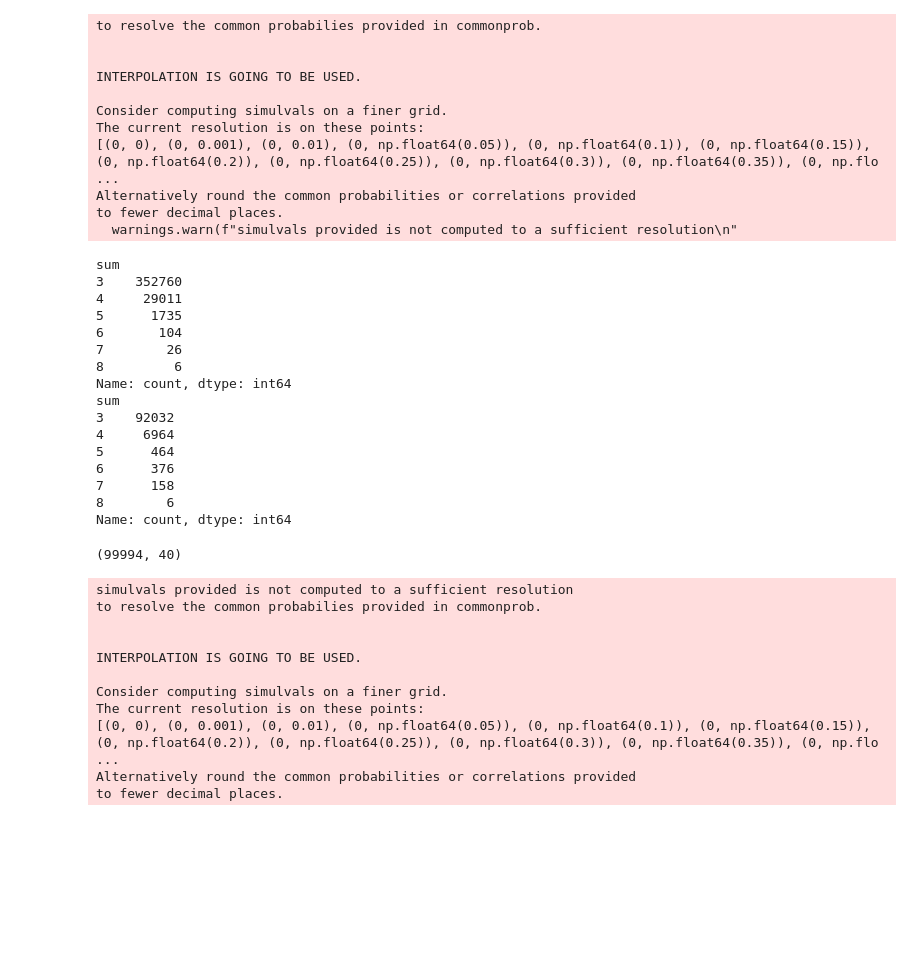
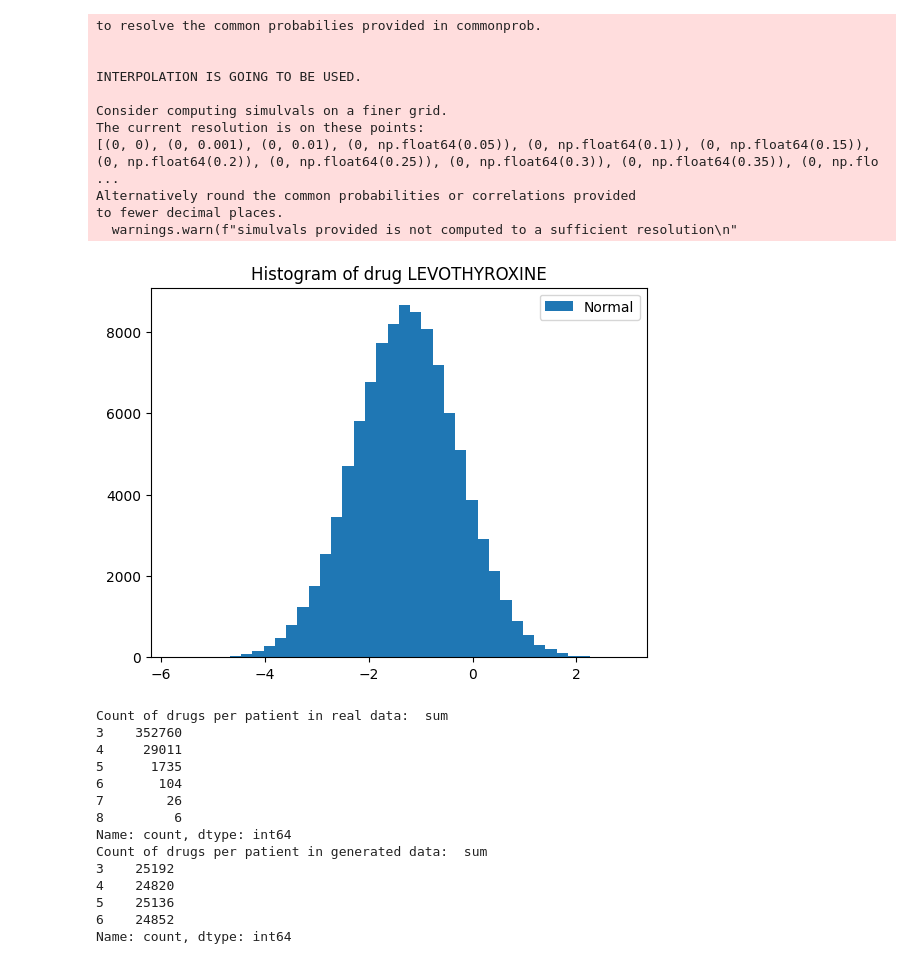
Before and after one commit to carishkaa/diplomka, a Jupyter notebook: src/data_generator/check_sampling.ipynb, the cells around one changed output. Saved outputs shown, nothing was run; the diff lists cells and outputs as text; code cells hidden in the pictures; blank space fills up the shorter version.

Commit message:
Data generator: Add min max drugs per sample

```diff
--- a/src/data_generator/check_sampling.ipynb
+++ b/src/data_generator/check_sampling.ipynb
@@ -27,8 +27,6 @@ data.head()
 data.shape
 
 feature_probs = np.mean(data, axis=0)
-feature_probs = np.loadtxt('feat_probs_steep.csv', delimiter=',')
-
 
 correlation_matrix = np.corrcoef(data, rowvar=False) # correlation, same as (np.cov(X,Y)[0,1]/(np.std(X,ddof=1)*np.std(Y,ddof=1)))
 correlation_matrix = np.ceil(correlation_matrix * 1e12) / 1e12
@@ -36,11 +34,10 @@ correlation_matrix = np.ceil(correlation_matrix * 1e12) / 1e12
 # np.savetxt('feat_probs.csv', feature_probs, delimiter=',')
 # np.savetxt('correlation_matrix.csv', correlation_matrix, delimiter=',')
 # %%
-from main import generate_multivariate_binary, filter_rows
+from main import generate_multivariate_binary
 
 nsamples = 100000
-sample, mu, sigma, sample_norm = generate_multivariate_binary(40, nsamples, feature_probs, correlation_matrix)
-# sample = filter_rows(sample, mu, sigma, nsamples)
+sample, metadata = generate_multivariate_binary(40, nsamples, feature_probs, correlation_matrix, (3, 6))
 # %% [output]
 to resolve the common probabilies provided in commonprob.
 
@@ -53,25 +50,31 @@ The current resolution is on these points:
 Alternatively round the common probabilities or correlations provided
 to fewer decimal places.
   warnings.warn(f"simulvals provided is not computed to a sufficient resolution\n"
+# %%
+# Plot the histogram of a drug
+import matplotlib.pyplot as plt
+drug_idx = 2 # any number from 0 to 40
+plt.hist(metadata['sample_norm'][:,drug_idx], bins=40)
+# plt.hist(sample[:,drug_idx], bins=2, alpha=0.5)
+plt.title(f'Histogram of drug {drug_names_unique[drug_idx]}')
+plt.legend(['Normal', 'Binary'])
+plt.show()
+# %% [output]
+[figure, added]
 # %%
 # group by sum
 sample = sample.astype(int)
 sampledf = pd.DataFrame(data, columns=drug_names_unique)
 sampledf['sum'] = sampledf.sum(axis=1)
 sums = sampledf['sum'].value_counts().sort_index()
-totalsum = sums.sum()
-print(sums)
-# print(sums / totalsum)
+print('Count of drugs per patient in real data: ', sums)
+# print(sums / sums.sum())
 
 sampledf = pd.DataFrame(sample, columns=drug_names_unique)
 sampledf['sum'] = sampledf.sum(axis=1)
-print(sampledf['sum'].value_counts().sort_index())
-
-sample_new = sample[np.sum(sample, axis=1) > 2]
-sample_new = sample_new[np.sum(sample_new, axis=1) <= 7]
-sample_new.shape
+print('Count of drugs per patient in generated data: ', sampledf['sum'].value_counts().sort_index())
 # %% [output]
-sum
+Count of drugs per patient in real data:  sum
 3    352760
 4     29011
 5      1735
@@ -79,15 +82,12 @@ sum
 7        26
 8         6
 Name: count, dtype: int64
-sum
-3    92032
-4     6964
-5      464
-6      376
-7      158
-8        6
+Count of drugs per patient in generated data:  sum
+3    25192
+4    24820
+5    25136
+6    24852
 Name: count, dtype: int64
-(99994, 40)
 # %%
 import plotly.express as px
 def visualize(sample_data):
@@ -118,21 +118,8 @@ visualize(sample)
 feature_probs = np.loadtxt('feat_probs_smoother.csv', delimiter=',')
 
 nsamples = 1000000
-sample_2, mu, sigma, _ = generate_multivariate_binary(40, nsamples, feature_probs, correlation_matrix)
-# sample_2 = filter_rows(sample_2, mu, sigma, nsamples)
+sample_2, _ = generate_multivariate_binary(40, nsamples, feature_probs, correlation_matrix, (3, 6))
 visualize(sample_2)
-# %% [output]
-simulvals provided is not computed to a sufficient resolution
-to resolve the common probabilies provided in commonprob.
-
-
-INTERPOLATION IS GOING TO BE USED.
-
-Consider computing simulvals on a finer grid.
-The current resolution is on these points:
-[(0, 0), (0, 0.001), (0, 0.01), (0, np.float64(0.05)), (0, np.float64(0.1)), (0, np.float64(0.15)), (0, np.float64(0.2)), (0, np.float64(0.25)), (0, np.float64(0.3)), (0, np.float64(0.35)), (0, np.flo ...
-Alternatively round the common probabilities or correlations provided
-to fewer decimal places.
 # %%
 # feature_probs = np.loadtxt('feat_probs_all_equal_0.7.csv', delimiter=',')
 feature_probs = np.array([0.05] * 40)
```
Also changed, not shown: parts of 2 cells of this notebook, 3 other files.
